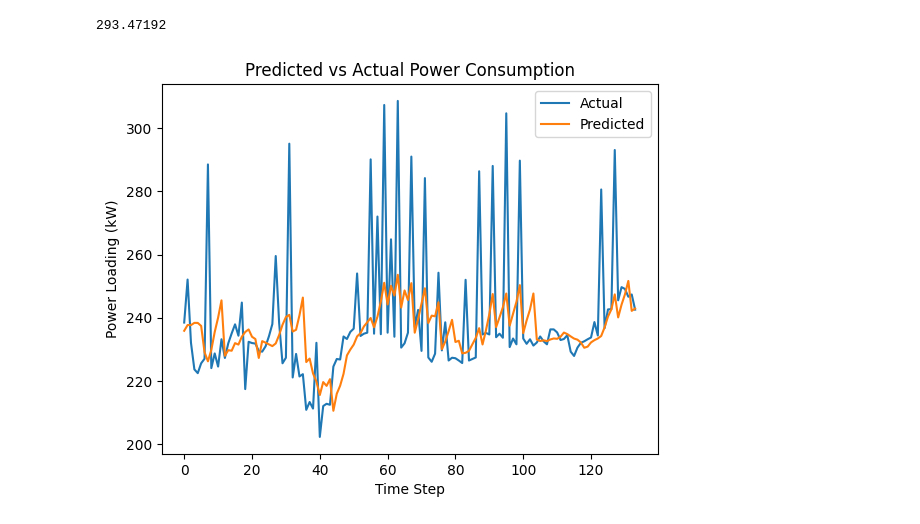
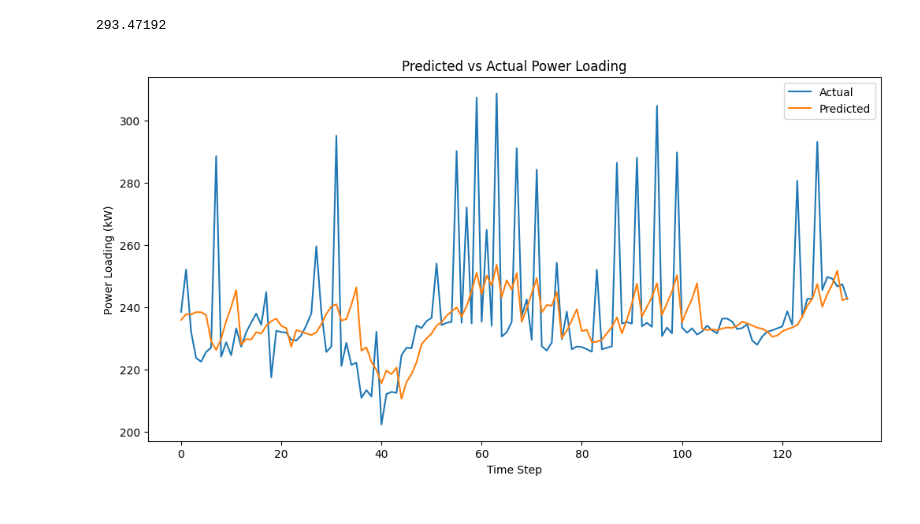
Before and after one commit to fishball0112/roy, a Jupyter notebook: (Final)Time_Series_Prediction_with_LSTM_Using_PyTorch.ipynb, the cells around one changed output. Cells and saved outputs as stored; diff of their text form; code cells hidden in the pictures.

```diff
--- a/(Final)Time_Series_Prediction_with_LSTM_Using_PyTorch.ipynb
+++ b/(Final)Time_Series_Prediction_with_LSTM_Using_PyTorch.ipynb
@@ -263,20 +265,20 @@ print(mse)
 # %%
 lstm.eval()
 train_predict = lstm(dataX)
 
 data_predict = train_predict.data.numpy()
 dataY_plot = dataY.data.numpy()
 
 data_predict = sc.inverse_transform(data_predict)
 dataY_plot = sc.inverse_transform(dataY_plot)
-
+plt.figure(figsize=(12, 6))
 plt.plot(dataY_plot[train_size:], label="Actual")  # Testing actual values
 plt.plot(data_predict[train_size:], label="Predicted")  # Testing predictions
 
 plt.xlabel('Time Step')
 plt.ylabel('Power Loading (kW)')
 plt.legend()
-plt.title('Predicted vs Actual Power Consumption')
+plt.title('Predicted vs Actual Power Loading')
 plt.show()
 # %% [output]
-[figure, old version]
+[figure, new version]
```
Also changed, not shown: parts of 2 cells of this notebook.
